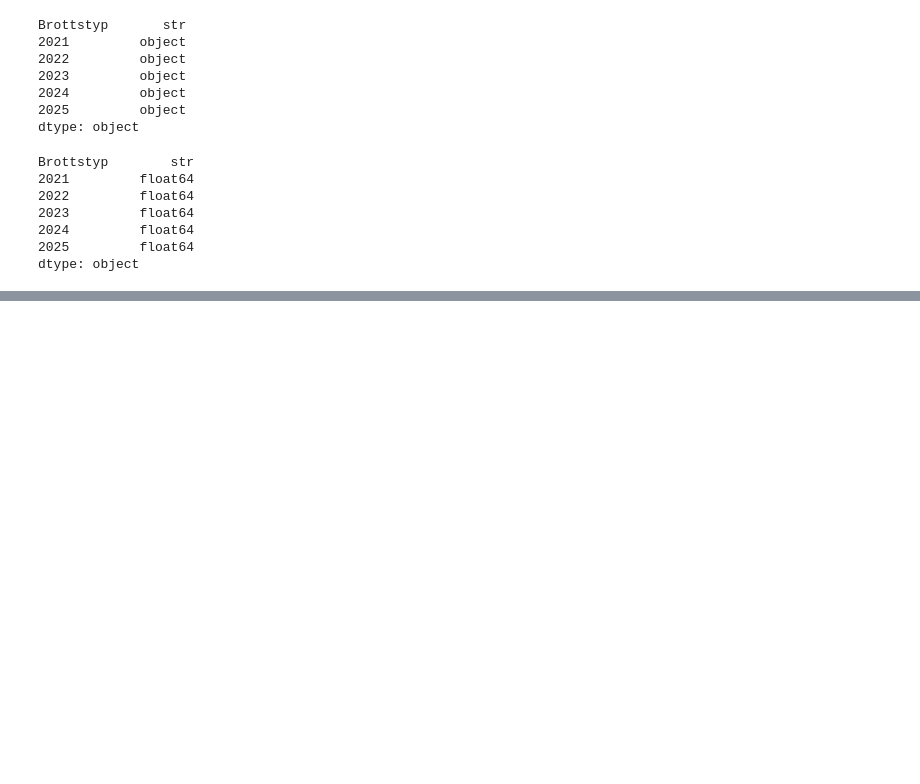
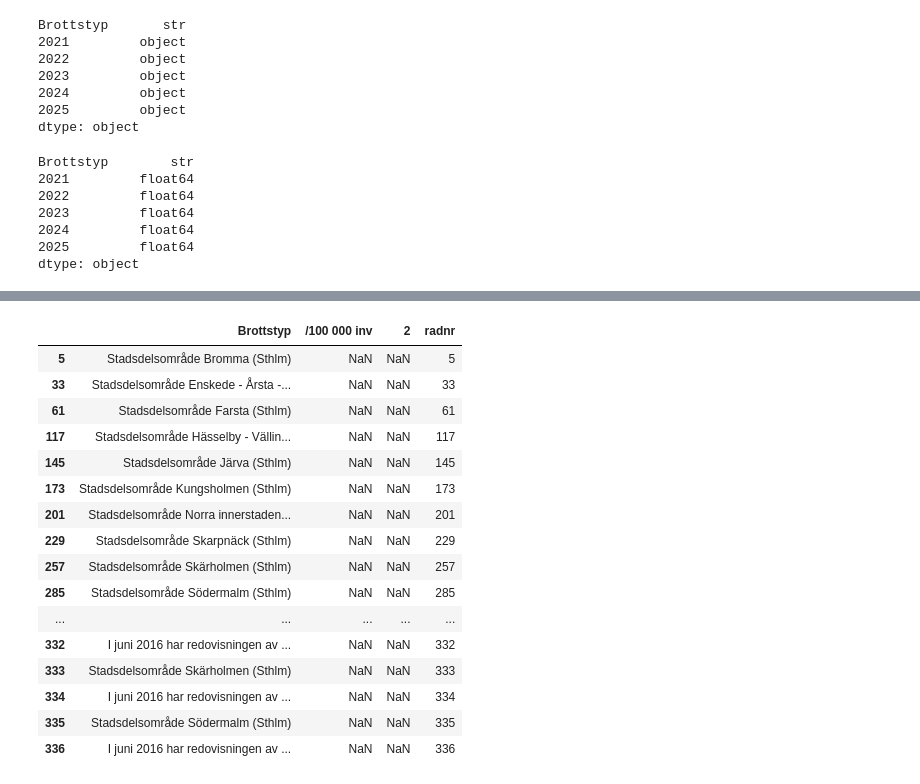
Before and after one commit to cactus-commits/UrbanPulse, a Jupyter notebook: EDA/eda_brå_sthlm.ipynb, the cells around one changed output, grey strips where cells are left out. Drawn from its saved outputs; the diff is of its cells as text; code cells hidden in the pictures; blank space fills up the shorter version.

Commit message:
chore: EDA on additional data from BRÅ and export to csv

```diff
--- a/EDA/eda_brå_sthlm.ipynb
+++ b/EDA/eda_brå_sthlm.ipynb
@@ -155,0 +149,4 @@ WHERE Brottstyp IN (
+# %%
+df_sthlm_raw = pd.read_excel('../data_files/brå_alla_kommuner_2025_raw.xls', header=None)
+
+df_sthlm_raw.head(20)
@@ -155,0 +171,6 @@ WHERE Brottstyp IN (
+# %%
+# Döp om  kolumn '0' till 'Brottstyp'
+
+df_sthlm_columns = df_sthlm_raw.rename(columns={0: 'Brottstyp'})
+
+df_sthlm_columns.head(10)
@@ -155,0 +189,4 @@ WHERE Brottstyp IN (
+# %%
+df_sthlm_columns = df_sthlm_columns.rename(columns={1: '/100 000 inv'})
+
+df_sthlm_columns.head(10)
@@ -155,0 +205,6 @@ WHERE Brottstyp IN (
+# %%
+# För att vi ska kunna filtrera på område
+
+df_sthlm_columns['radnr'] = range(len(df_sthlm_columns))
+
+df_sthlm_columns.head(10)
@@ -155,0 +223,22 @@ WHERE Brottstyp IN (
+# %%
+# Hitta vilka rader som gälller för resp. kommun
+
+df_sthlm_columns[df_sthlm_columns['Brottstyp'].str.contains('Bromma| Enskede| Farsta| Älvsjö | Hässelby| Järva | Kungsholmen | Norra | Skarpnäck | Skärholmen | Södermalm')]
+# %% [output]
+|  | Brottstyp | /100 000 inv | 2 | radnr |
+| 5 | Stadsdelsområde Bromma (Sthlm) | NaN | NaN | 5 |
+| 33 | Stadsdelsområde Enskede - Årsta -... | NaN | NaN | 33 |
+| 61 | Stadsdelsområde Farsta (Sthlm) | NaN | NaN | 61 |
+| 117 | Stadsdelsområde Hässelby - Vällin... | NaN | NaN | 117 |
+| 145 | Stadsdelsområde Järva (Sthlm) | NaN | NaN | 145 |
+| 173 | Stadsdelsområde Kungsholmen (Sthlm) | NaN | NaN | 173 |
+| 201 | Stadsdelsområde Norra innerstaden... | NaN | NaN | 201 |
+| 229 | Stadsdelsområde Skarpnäck (Sthlm) | NaN | NaN | 229 |
+| 257 | Stadsdelsområde Skärholmen (Sthlm) | NaN | NaN | 257 |
+| 285 | Stadsdelsområde Södermalm (Sthlm) | NaN | NaN | 285 |
+| ... | ... | ... | ... | ... |
+| 332 | I juni 2016 har redovisningen av ... | NaN | NaN | 332 |
+| 333 | Stadsdelsområde Skärholmen (Sthlm) | NaN | NaN | 333 |
+| 334 | I juni 2016 har redovisningen av ... | NaN | NaN | 334 |
+| 335 | Stadsdelsområde Södermalm (Sthlm) | NaN | NaN | 335 |
+| 336 | I juni 2016 har redovisningen av ... | NaN | NaN | 336 |
```
Also changed, not shown: parts of 22 cells of this notebook, 1 other file.
